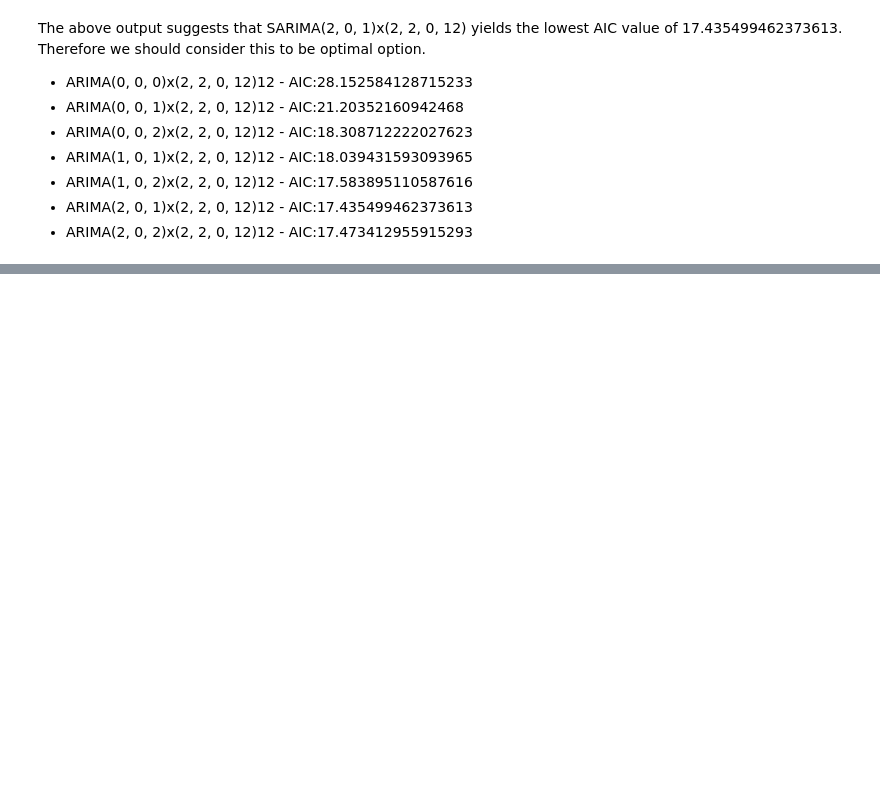
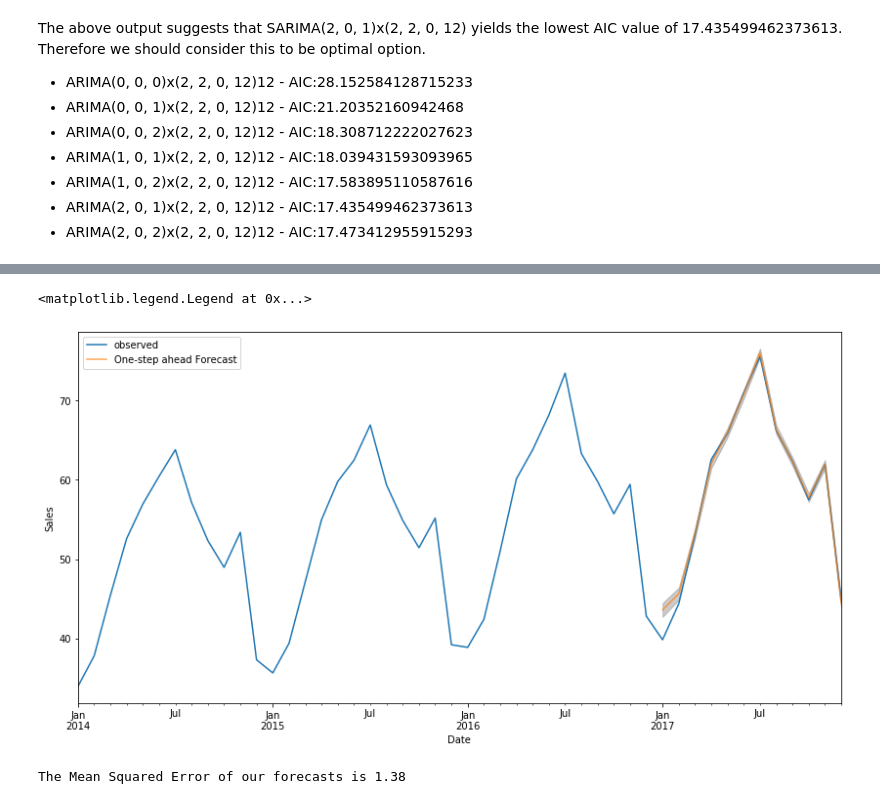
Before and after one commit to Hamza1122/Store-Item-Demand-Forecasting-Challenge, a Jupyter notebook: My_First_Time_Series_Comp_(Added_Prophet).ipynb, the cells around one changed output, grey strips where cells are left out. Cells and saved outputs as stored; diff of their text form; code cells hidden in the pictures; blank space fills up the shorter version.

```diff
--- a/My_First_Time_Series_Comp_(Added_Prophet).ipynb
+++ b/My_First_Time_Series_Comp_(Added_Prophet).ipynb
@@ -618,7 +609,7 @@ The above output suggests that SARIMA(2, 0, 1)x(2, 2, 0, 12) yields the lowest A
 - ARIMA(2, 0, 1)x(2, 2, 0, 12)12 - AIC:17.435499462373613
 - ARIMA(2, 0, 2)x(2, 2, 0, 12)12 - AIC:17.473412955915293
 # %%
-mod = sm.tsa.statespace.SARIMAX(y,
+mod = sm.tsa.statespace.SARIMAX(sampling_variable,
                                 order=(2, 0, 1),
                                 seasonal_order=(2, 2, 0, 12),
                                 enforce_stationarity=False,
@@ -628,22 +631,27 @@ print(results.summary().tables[1])
 # %%
 ## Validating Forecast
 pred = results.get_prediction(start=pd.to_datetime('2017-01-01'), dynamic=False)
 pred_ci = pred.conf_int()
-ax = y['2014':].plot(label='observed')
+ax = sampling_variable['2014':].plot(label='observed')
 pred.predicted_mean.plot(ax=ax, label='One-step ahead Forecast', alpha=.7, figsize=(14, 7))
 ax.fill_between(pred_ci.index,
                 pred_ci.iloc[:, 0],
                 pred_ci.iloc[:, 1], color='k', alpha=.2)
 ax.set_xlabel('Date')
 ax.set_ylabel('Sales')
 plt.legend()
+# %% [output]
+<matplotlib.legend.Legend at 0x...>
+[figure, added]
 # %%
 y_forecasted = pred.predicted_mean
-y_truth = y['2017-01-01':]
+y_truth = sampling_variable['2017-01-01':]
 mse = ((y_forecasted - y_truth) ** 2).mean()
 print('The Mean Squared Error of our forecasts is {}'.format(round(mse, 2)))
 #The MSE is a measure of the quality of an estimator — it is always non-negative,
 #and the smaller the MSE, the closer we are to finding the line of best fit.
+# %% [output]
+The Mean Squared Error of our forecasts is 1.38
 # %%
 pred_uc = results.get_forecast(steps=100)
 pred_ci = pred_uc.conf_int()
```
Also changed, not shown: parts of 5 cells of this notebook.
